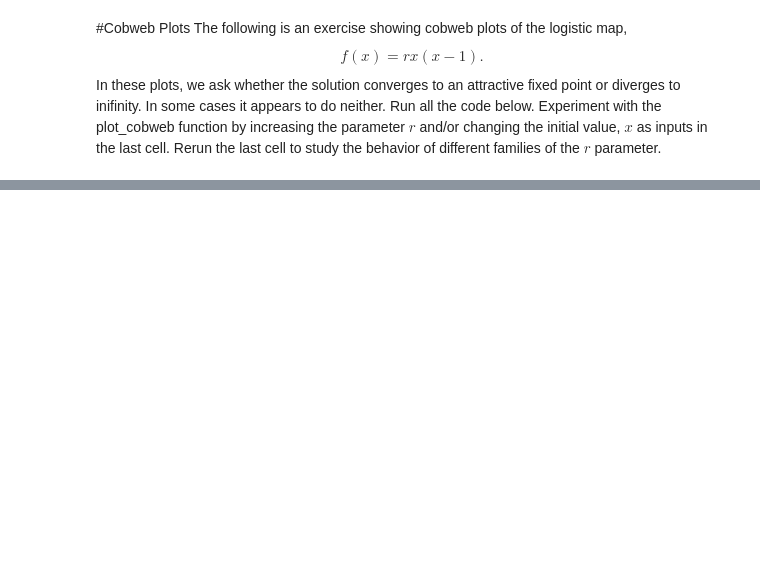
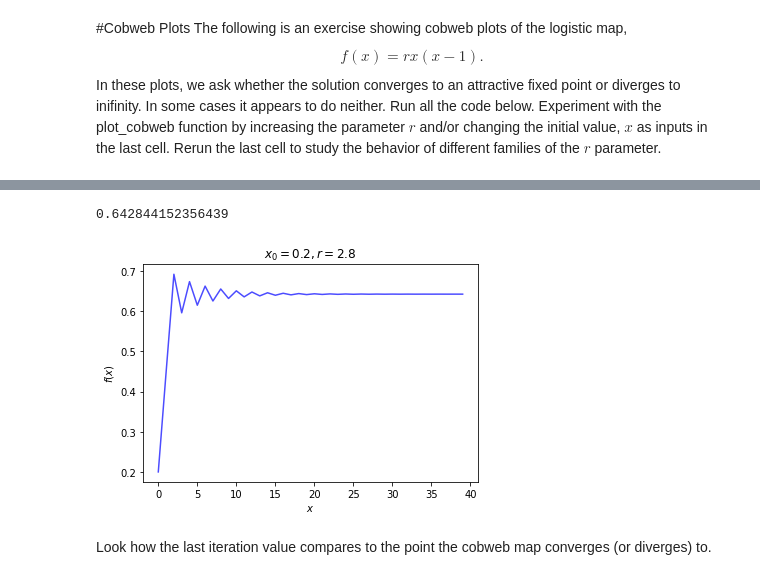
Before and after one commit to girlstalkmath-umd/patterns-and-fractals, a Jupyter notebook: Cobweb_Plots.ipynb, the cells around one changed output, grey strips where cells are left out. Cells and saved outputs as stored; diff of their text form; code cells hidden in the pictures; blank space fills up the shorter version.

```diff
--- a/Cobweb_Plots.ipynb
+++ b/Cobweb_Plots.ipynb
@@ -53,0 +68,32 @@ plot_cobweb(f, 2.8, 0.2)
+# %%
+def plot_iter(f, r, x0, nmax=40):
+    """Make a iteration plot.
+
+    Plot iteration number vs. f(x; r) starting at x = x0.
+    r is a parameter to the function.
+
+    """
+
+    # Iterate x = f(x) for nmax steps, starting at (x0, 0).
+    iter, fx = np.empty((2,nmax))
+    iter[0], fx[0] = 0, x0
+    for n in range(1, nmax):
+        iter[n] = n
+        fx[n] = f(fx[n-1], r)
+
+    # Plot the path traced out by the iteration.
+    plt.plot(iter, fx, c='b', alpha=0.7)
+
+    # Annotate and tidy the plot.
+    plt.xlabel('$x$')
+    plt.ylabel('$f(x)$')
+    plt.title('$x_0 = {:.1}, r = {:.2}$'.format(x0, r))
+    return fx[nmax-1]
+# %%
+last_iter = plot_iter(f, r, x0)
+print(last_iter)
+# %% [output]
+0.642844152356439
+[figure, added]
+# %% [markdown]
+Look how the last iteration value compares to the point the cobweb map converges (or diverges) to.
```
Also changed, not shown: parts of 8 cells of this notebook.
